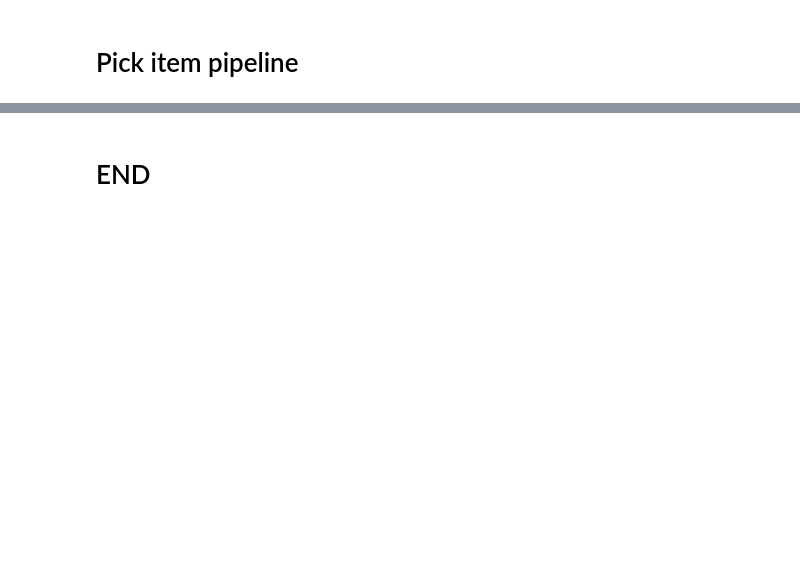
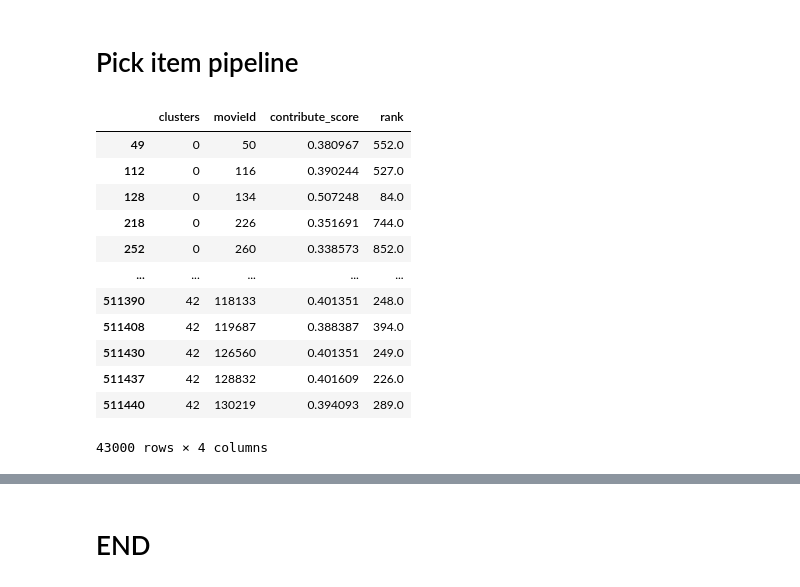
Before and after one commit to quanvu0996/TF_cert_training, a Jupyter notebook: v2.5_ML20M optimizing cluster.ipynb, the cells around one changed output, grey strips where cells are left out. Saved outputs shown, nothing was run; the diff lists cells and outputs as text; code cells hidden in the pictures; blank space fills up the shorter version.

```diff
--- a/v2.5_ML20M optimizing cluster.ipynb
+++ b/v2.5_ML20M optimizing cluster.ipynb
@@ -1253,3 +1317,19 @@ gc.collect()
 #                warm_up_mask[(warm_up_mask[userCol]>u_train_to)&(warm_up_mask[userCol]<(u_train_to+5000))])
 # %% [markdown]
 # Pick item pipeline
+# %%
+model.get_shortlist(ratings[ratings[userCol]<=3000], limit = 1000, cluster_num = 5)
+# %% [output]
+|  | clusters | movieId | contribute_score | rank |
+| 49 | 0 | 50 | 0.380967 | 552.0 |
+| 112 | 0 | 116 | 0.390244 | 527.0 |
+| 128 | 0 | 134 | 0.507248 | 84.0 |
+| 218 | 0 | 226 | 0.351691 | 744.0 |
+| 252 | 0 | 260 | 0.338573 | 852.0 |
+| ... | ... | ... | ... | ... |
+| 511390 | 42 | 118133 | 0.401351 | 248.0 |
+| 511408 | 42 | 119687 | 0.388387 | 394.0 |
+| 511430 | 42 | 126560 | 0.401351 | 249.0 |
+| 511437 | 42 | 128832 | 0.401609 | 226.0 |
+| 511440 | 42 | 130219 | 0.394093 | 289.0 |
+43000 rows × 4 columns
```
Also changed, not shown: parts of 35 cells of this notebook.
